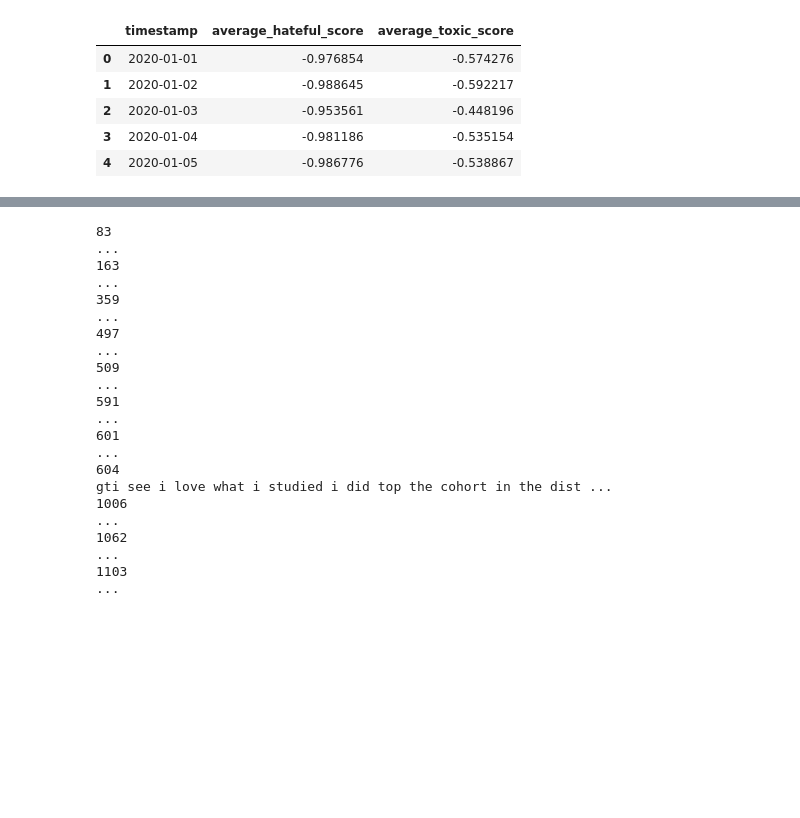
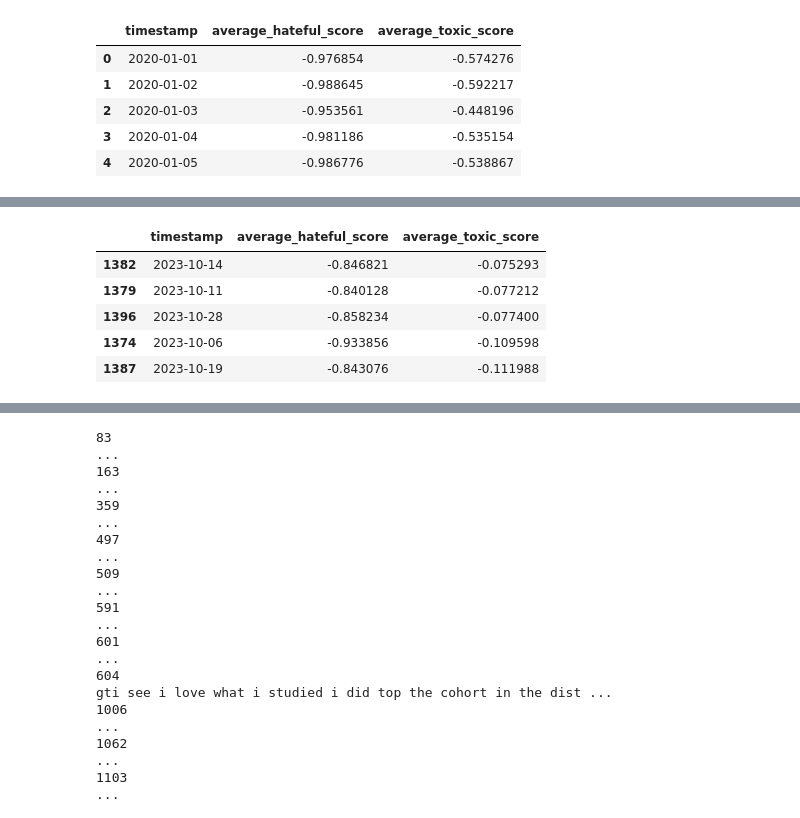
Before and after one commit to rhyden-kx/DSA4264, a Jupyter notebook: eda_2/across_time_2.ipynb, the cells around one changed output, grey strips where cells are left out. Drawn from its saved outputs; the diff is of its cells as text; code cells hidden in the pictures; blank space fills up the shorter version.

```diff
--- a/eda_2/across_time_2.ipynb
+++ b/eda_2/across_time_2.ipynb
@@ -189,0 +216,12 @@ By plotting the daily average hatefulness and toxic scores, we can see that both
+# %%
+# number of comments sorted in descending order
+sorted_average_toxicity_then_hatefulness_per_day_df  = average_hatefulness_and_toxicity_per_day_df.sort_values(by=['average_toxic_score', 'average_hateful_score'], ascending=False)
+# %%
+sorted_average_toxicity_then_hatefulness_per_day_df.head()
+# %% [output]
+|  | timestamp | average_hateful_score | average_toxic_score |
+| 1382 | 2023-10-14 | -0.846821 | -0.075293 |
+| 1379 | 2023-10-11 | -0.840128 | -0.077212 |
+| 1396 | 2023-10-28 | -0.858234 | -0.077400 |
+| 1374 | 2023-10-06 | -0.933856 | -0.109598 |
+| 1387 | 2023-10-19 | -0.843076 | -0.111988 |
```
Also changed, not shown: parts of 25 cells of this notebook.
